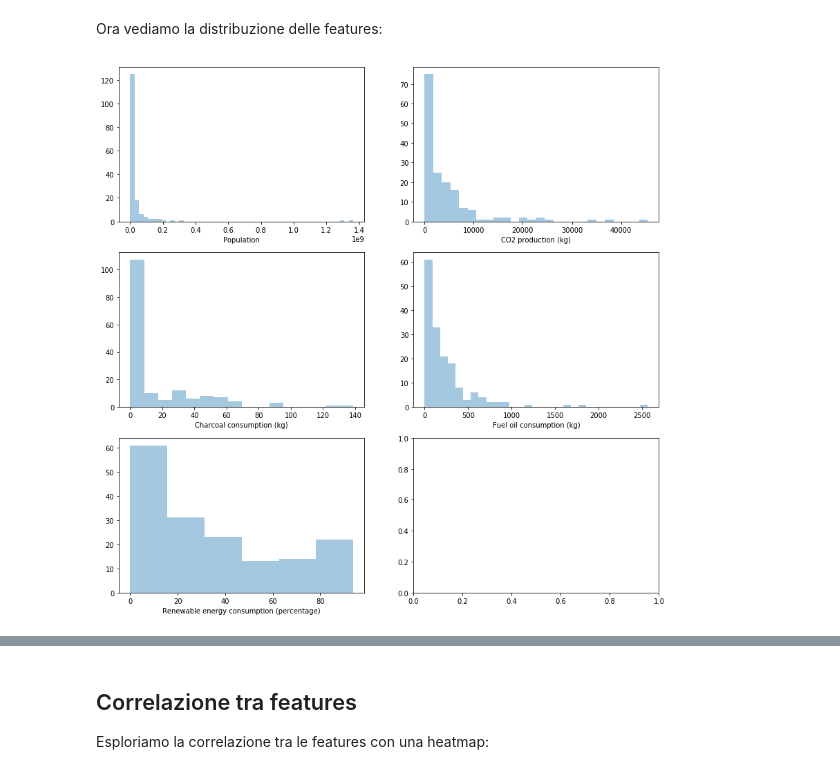
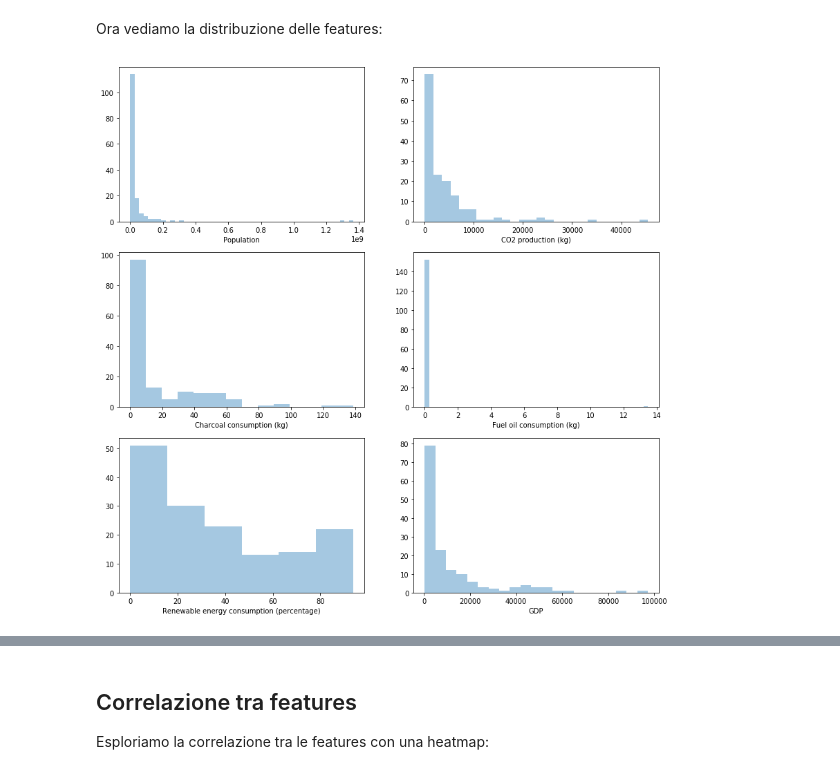
Before and after one commit to PCampi/progettoDT-ML, a Jupyter notebook: Analisi esplorativa dataset ML.ipynb, the cells around one changed output, grey strips where cells are left out. Drawn from its saved outputs; the diff is of its cells as text; code cells hidden in the pictures.

Commit message:
Aggiunto workflow ML finale.

```diff
--- a/Analisi esplorativa dataset ML.ipynb
+++ b/Analisi esplorativa dataset ML.ipynb
@@ -17,4 +18,5 @@ pl.rcParams['figure.figsize'] = (14, 14)
 # %% [markdown]
 Carichiamo il dataset:
 # %%
-dataset_raw = pd.read_excel("./Dataset/finali/integrato.xlsx", sheet_name='ML_finale')
+dataset_raw = pd.read_excel("./Dataset/finali/integrato_2014.xlsx", sheet_name='ML_finale')
+dataset_raw.head()
@@ -21,9 +30,22 @@ dataset_raw = pd.read_excel("./Dataset/finali/integrato.xlsx", sheet_name='ML_fi
 # %% [markdown]
 Normalizziamo gli attributi rispetto alla popolazione:
+# %%
+def normalize_with_col(dataset, norm_col_name, cols_to_normalize):
+    """Divide all columns in a dataset for the normalization column."""
+    norm_col = dataset[norm_col_name]
+    result = dataset.copy()
+
+    for col in cols_to_normalize:
+        result[col] = result[col] / norm_col
+
+    return result
 # %%
-dataset = dataset_raw.copy()
-population = dataset['Population']
-
-dataset['CO2 production (kg)'] = dataset['CO2 production (kg)'] / population
-dataset['Charcoal consumption (kg)'] = dataset['Charcoal consumption (kg)'] / population
-dataset['Fuel oil consumption (kg)'] = dataset['Fuel oil consumption (kg)'] / population
+dataset = normalize_with_col(dataset_raw, 'Population', ['CO2 production (kg)',
+                                                       'Charcoal consumption (kg)',
+                                                       'Fuel oil consumption (kg)',
+                                                       'GDP',
+                                                       'PM2.5 (micrograms)'])
+dataset_gdp = normalize_with_col(dataset_raw, 'GDP', ['CO2 production (kg)',
+                                                    'Charcoal consumption (kg)',
+                                                    'Fuel oil consumption (kg)',
+                                                    'PM2.5 (micrograms)'])
@@ -54,13 +107,17 @@ dataset.describe()
 # %% [markdown]
 Ora vediamo la distribuzione delle features:
 # %%
-fig, ax = pl.subplots(3, 2)
+# Plot the population-scaled dataset
+fig, ax = pl.subplots(3, 2, figsize=(14, 14))
 
 sns.distplot(dataset['Population'], ax=ax[0, 0], kde=False)
 sns.distplot(dataset['CO2 production (kg)'], ax=ax[0, 1], kde=False)
 sns.distplot(dataset['Charcoal consumption (kg)'], ax=ax[1, 0], kde=False)
 sns.distplot(dataset['Fuel oil consumption (kg)'], ax=ax[1, 1], kde=False)
 sns.distplot(dataset['Renewable energy consumption (percentage)'], ax=ax[2, 0], kde=False)
+sns.distplot(dataset['GDP'], ax=ax[2, 1], kde=False)
 pl.show()
+
+fig.savefig('Scalato con popolazione.pdf', bbox_inches='tight')
 # %% [output]
-[figure, old version]
+[figure, new version]
```
Also changed, not shown: parts of 21 cells of this notebook, 1 other file.
